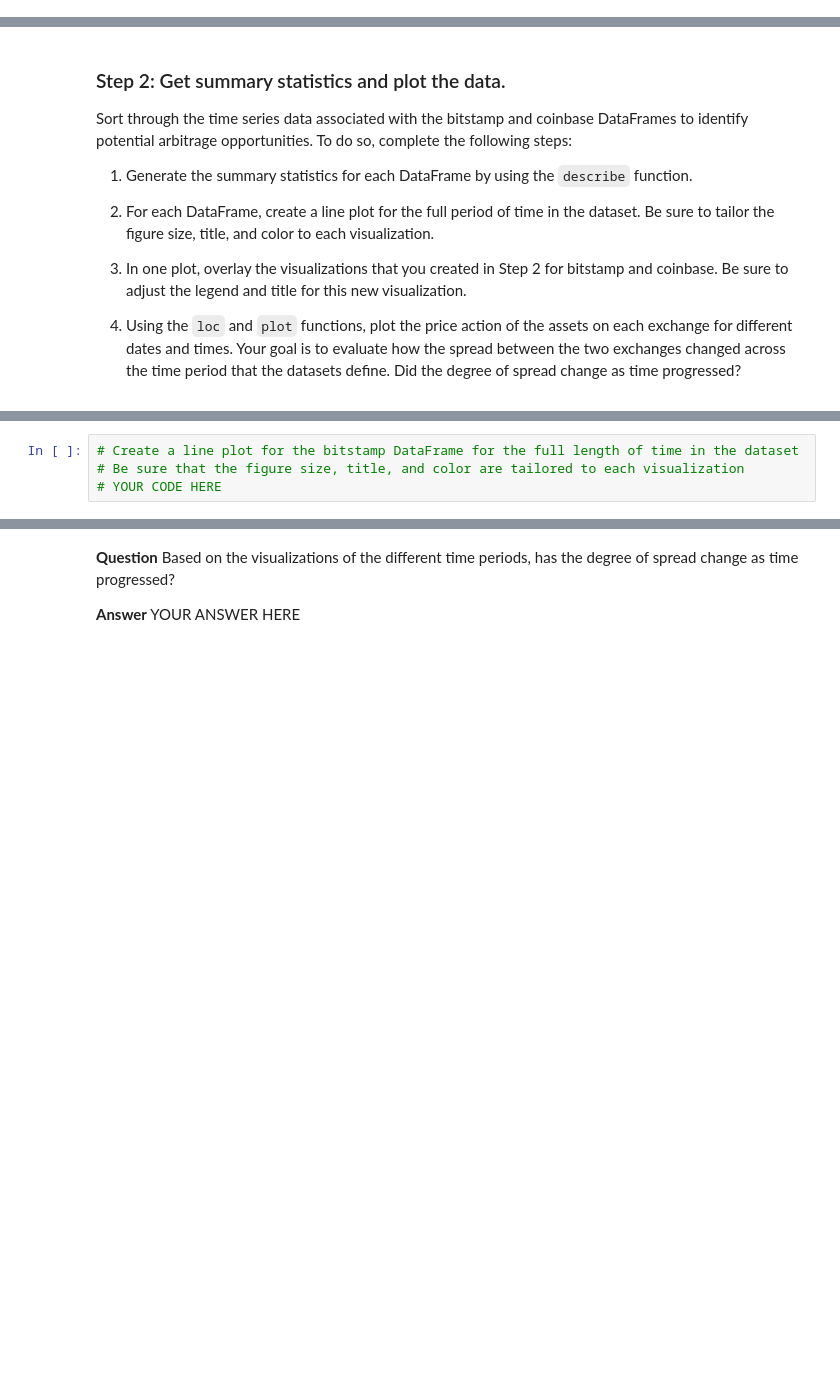
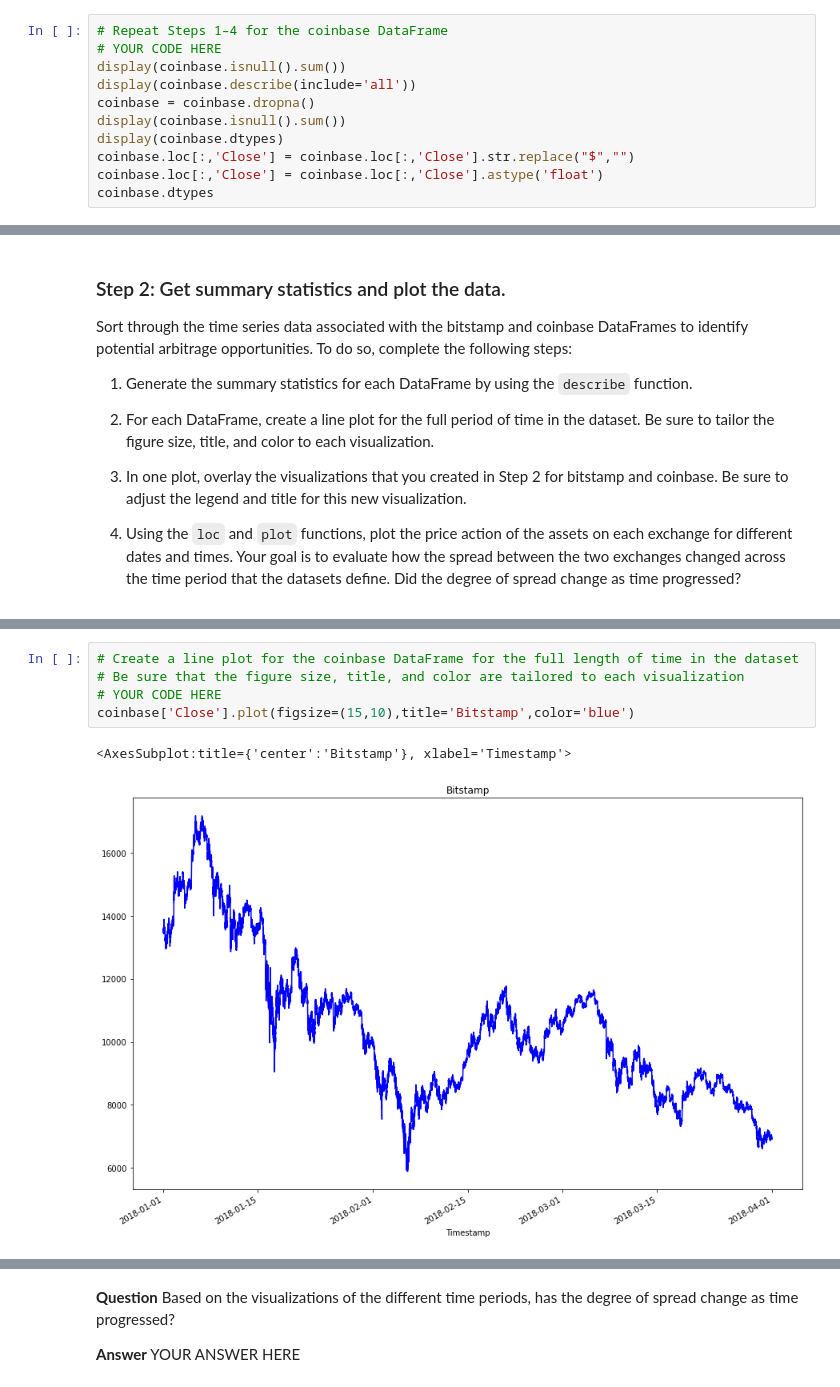
Before and after one commit to TaoNYC/columbia_fintech, a Jupyter notebook: Challenge_3_Bitcoin Arbitrage/crypto_arbitrage.ipynb, the cells around one changed output, grey strips where cells are left out. Saved outputs shown, nothing was run; the diff lists cells and outputs as text; blank space fills up the shorter version.

```diff
--- a/Challenge_3_Bitcoin Arbitrage/crypto_arbitrage.ipynb
+++ b/Challenge_3_Bitcoin Arbitrage/crypto_arbitrage.ipynb
@@ -230,0 +218,11 @@ bitstamp.duplicated().sum()
+# %%
+# Repeat Steps 1–4 for the coinbase DataFrame
+# YOUR CODE HERE
+display(coinbase.isnull().sum())
+display(coinbase.describe(include='all'))
+coinbase = coinbase.dropna()
+display(coinbase.isnull().sum())
+display(coinbase.dtypes)
+coinbase.loc[:,'Close'] = coinbase.loc[:,'Close'].str.replace("$","")
+coinbase.loc[:,'Close'] = coinbase.loc[:,'Close'].astype('float')
+coinbase.dtypes
@@ -281,4 +390,8 @@ Sort through the time series data associated with the bitstamp and coinbase Data
 # %%
-# Create a line plot for the bitstamp DataFrame for the full length of time in the dataset
+# Create a line plot for the coinbase DataFrame for the full length of time in the dataset
 # Be sure that the figure size, title, and color are tailored to each visualization
 # YOUR CODE HERE
+coinbase['Close'].plot(figsize=(15,10),title='Bitstamp',color='blue')
+# %% [output]
+<AxesSubplot:title={'center':'Bitstamp'}, xlabel='Timestamp'>
+[figure, added]
```
Also changed, not shown: parts of 14 cells of this notebook.
